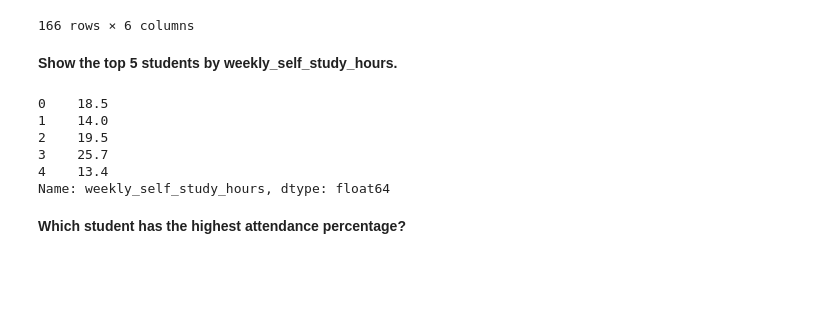
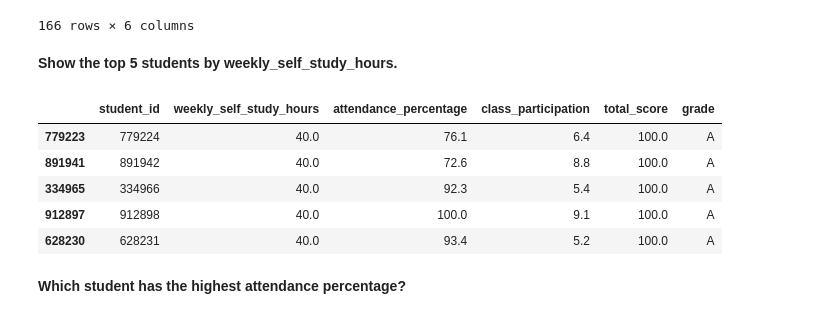
Before and after one commit to MonikaGupta-source/PANDAS-LEARNING, a Jupyter notebook: project-work.ipynb, the cells around one changed output. Drawn from its saved outputs; the diff is of its cells as text; code cells hidden in the pictures; blank space fills up the shorter version.

```diff
--- a/project-work.ipynb
+++ b/project-work.ipynb
@@ -120,14 +120,14 @@ df[df['weekly_self_study_hours'] == hours]
 # %% [markdown]
 **Show the top 5 students by weekly_self_study_hours.**
 # %%
-df['weekly_self_study_hours'].head(5)
+df.sort_values('weekly_self_study_hours',ascending=False).head(5)
 # %% [output]
-0    18.5
-1    14.0
-2    19.5
-3    25.7
-4    13.4
-Name: weekly_self_study_hours, dtype: float64
+|  | student_id | weekly_self_study_hours | attendance_percentage | class_participation | total_score | grade |
+| 779223 | 779224 | 40.0 | 76.1 | 6.4 | 100.0 | A |
+| 891941 | 891942 | 40.0 | 72.6 | 8.8 | 100.0 | A |
+| 334965 | 334966 | 40.0 | 92.3 | 5.4 | 100.0 | A |
+| 912897 | 912898 | 40.0 | 100.0 | 9.1 | 100.0 | A |
+| 628230 | 628231 | 40.0 | 93.4 | 5.2 | 100.0 | A |
 # %% [markdown]
 **Which student has the highest attendance percentage?**
 # %%
```
Also changed, not shown: parts of 12 cells of this notebook.
